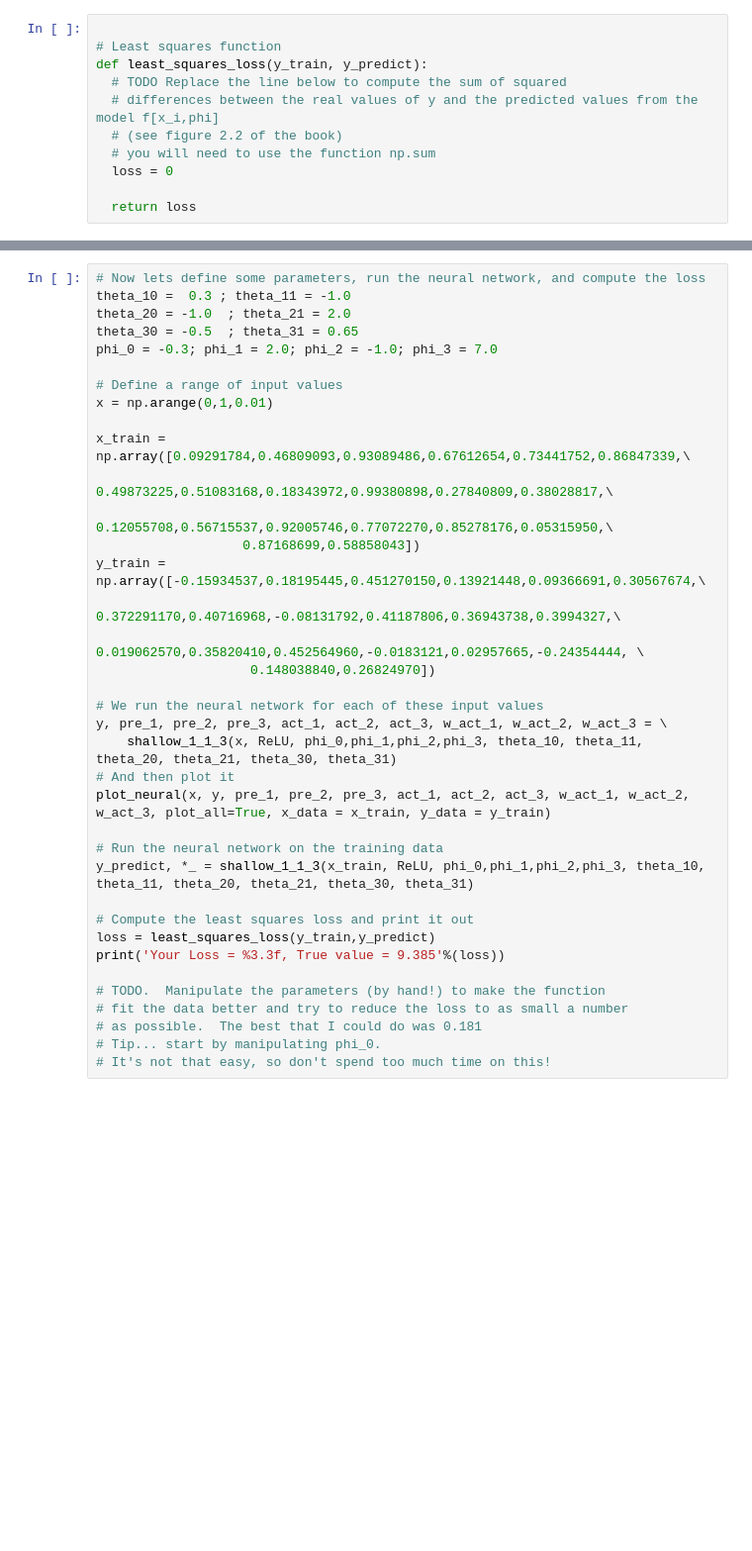
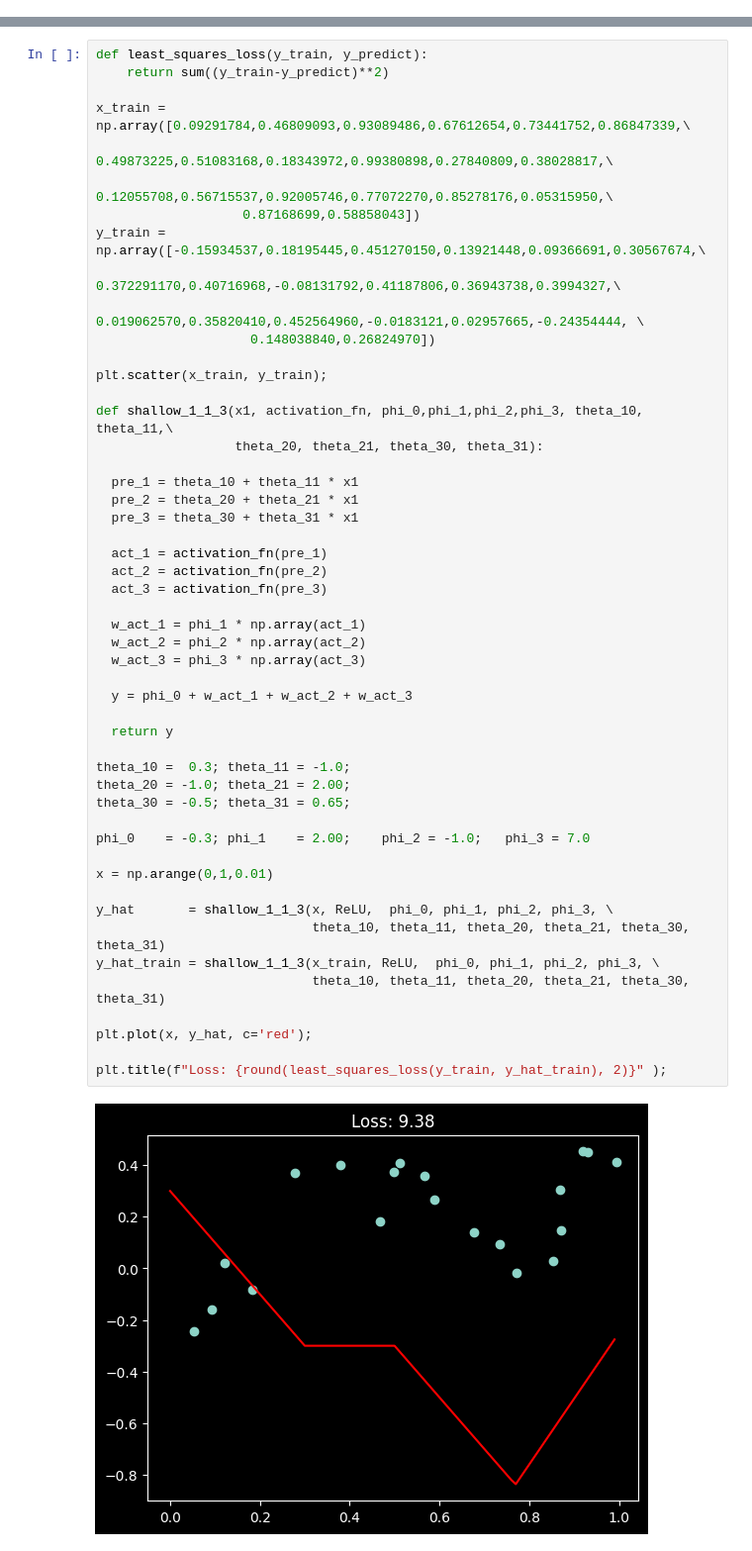
Before and after one commit to fahadsultan/csc372, a Jupyter notebook: snn.ipynb, the cells around one changed output, grey strips where cells are left out. Shown at 99% size. Cells and saved outputs as stored; diff of their text form; blank space fills up the shorter version.

Commit message:
Shallow NN

```diff
--- a/snn.ipynb
+++ b/snn.ipynb
@@ -202,11 +345,0 @@ plot_neural(x, y, pre_1, pre_2, pre_3, act_1, act_2, act_3, w_act_1, w_act_2, w_
-# %%
-
-# Least squares function
-def least_squares_loss(y_train, y_predict):
-  # TODO Replace the line below to compute the sum of squared
-  # differences between the real values of y and the predicted values from the model f[x_i,phi]
-  # (see figure 2.2 of the book)
-  # you will need to use the function np.sum
-  loss = 0
-
-  return loss
@@ -213,37 +361,52 @@ def least_squares_loss(y_train, y_predict):
 # %%
-# Now lets define some parameters, run the neural network, and compute the loss
-theta_10 =  0.3 ; theta_11 = -1.0
-theta_20 = -1.0  ; theta_21 = 2.0
-theta_30 = -0.5  ; theta_31 = 0.65
-phi_0 = -0.3; phi_1 = 2.0; phi_2 = -1.0; phi_3 = 7.0
-
-# Define a range of input values
-x = np.arange(0,1,0.01)
+def least_squares_loss(y_train, y_predict):
+    return sum((y_train-y_predict)**2)
 
 x_train = np.array([0.09291784,0.46809093,0.93089486,0.67612654,0.73441752,0.86847339,\
                    0.49873225,0.51083168,0.18343972,0.99380898,0.27840809,0.38028817,\
                    0.12055708,0.56715537,0.92005746,0.77072270,0.85278176,0.05315950,\
                    0.87168699,0.58858043])
 y_train = np.array([-0.15934537,0.18195445,0.451270150,0.13921448,0.09366691,0.30567674,\
                     0.372291170,0.40716968,-0.08131792,0.41187806,0.36943738,0.3994327,\
                     0.019062570,0.35820410,0.452564960,-0.0183121,0.02957665,-0.24354444, \
                     0.148038840,0.26824970])
 
-# We run the neural network for each of these input values
-y, pre_1, pre_2, pre_3, act_1, act_2, act_3, w_act_1, w_act_2, w_act_3 = \
-    shallow_1_1_3(x, ReLU, phi_0,phi_1,phi_2,phi_3, theta_10, theta_11, theta_20, theta_21, theta_30, theta_31)
-# And then plot it
-plot_neural(x, y, pre_1, pre_2, pre_3, act_1, act_2, act_3, w_act_1, w_act_2, w_act_3, plot_all=True, x_data = x_train, y_data = y_train)
+plt.scatter(x_train, y_train);
 
-# Run the neural network on the training data
-y_predict, *_ = shallow_1_1_3(x_train, ReLU, phi_0,phi_1,phi_2,phi_3, theta_10, theta_11, theta_20, theta_21, theta_30, theta_31)
+def shallow_1_1_3(x1, activation_fn, phi_0,phi_1,phi_2,phi_3, theta_10, theta_11,\
+                  theta_20, theta_21, theta_30, theta_31):
 
-# Compute the least squares loss and print it out
-loss = least_squares_loss(y_train,y_predict)
-print('Your Loss = %3.3f, True value = 9.385'%(loss))
+  pre_1 = theta_10 + theta_11 * x1
+  pre_2 = theta_20 + theta_21 * x1
+  pre_3 = theta_30 + theta_31 * x1
 
-# TODO.  Manipulate the parameters (by hand!) to make the function
-# fit the data better and try to reduce the loss to as small a number
-# as possible.  The best that I could do was 0.181
-# Tip... start by manipulating phi_0.
-# It's not that easy, so don't spend too much time on this!
+  act_1 = activation_fn(pre_1)
+  act_2 = activation_fn(pre_2)
+  act_3 = activation_fn(pre_3)
+
+  w_act_1 = phi_1 * np.array(act_1)
+  w_act_2 = phi_2 * np.array(act_2)
+  w_act_3 = phi_3 * np.array(act_3)
+
+  y = phi_0 + w_act_1 + w_act_2 + w_act_3
+
+  return y
+
+theta_10 =  0.3; theta_11 = -1.0;
+theta_20 = -1.0; theta_21 = 2.00;
+theta_30 = -0.5; theta_31 = 0.65;
+
+phi_0    = -0.3; phi_1    = 2.00;    phi_2 = -1.0;   phi_3 = 7.0
+
+x = np.arange(0,1,0.01)
+
+y_hat       = shallow_1_1_3(x, ReLU,  phi_0, phi_1, phi_2, phi_3, \
+                            theta_10, theta_11, theta_20, theta_21, theta_30, theta_31)
+y_hat_train = shallow_1_1_3(x_train, ReLU,  phi_0, phi_1, phi_2, phi_3, \
+                            theta_10, theta_11, theta_20, theta_21, theta_30, theta_31)
+
+plt.plot(x, y_hat, c='red');
+
+plt.title(f"Loss: {round(least_squares_loss(y_train, y_hat_train), 2)}" );
+# %% [output]
+[figure, added]
```
Also changed, not shown: parts of 23 cells of this notebook, 27 other files.
